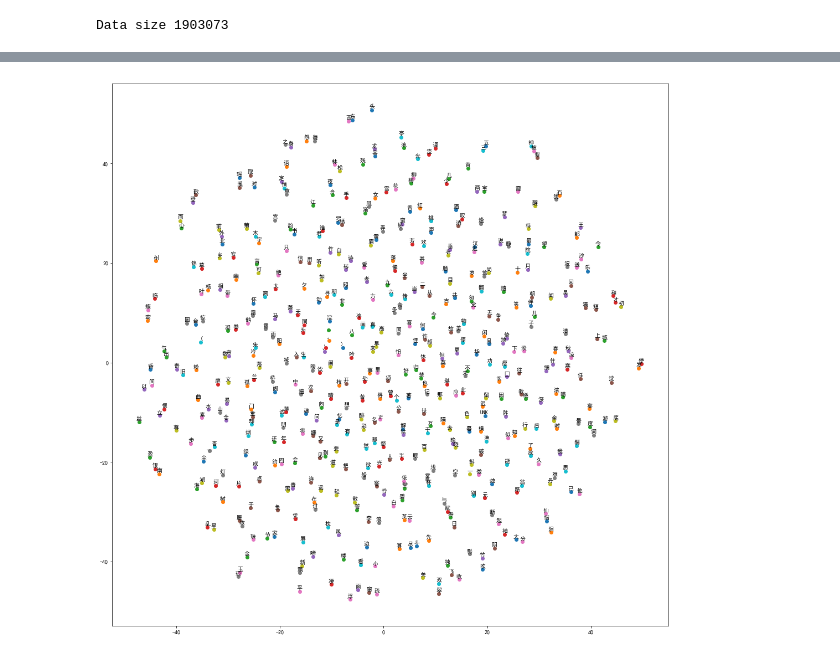
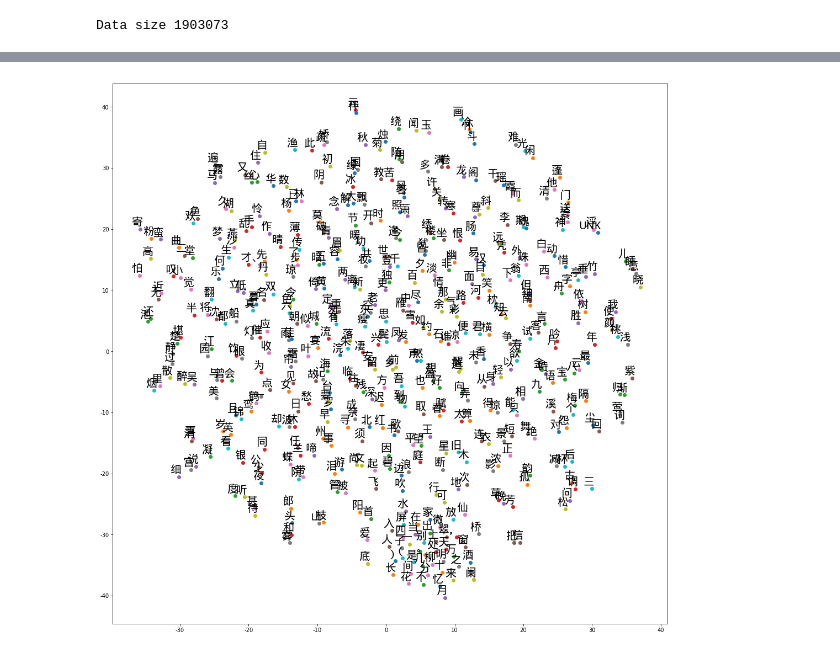
Before and after one commit to yuanpeng50/zuociji, a Jupyter notebook: word2vec-songci-checkpoint.ipynb, the cells around one changed output, grey strips where cells are left out. Cells and saved outputs as stored; diff of their text form; code cells hidden in the pictures.

```diff
--- a/word2vec-songci-checkpoint.ipynb
+++ b/word2vec-songci-checkpoint.ipynb
@@ -230,39 +313,34 @@ Nearest to 事: 葫, 里, 召, 穗, 处, 局, 矣, 恨,
+# %%
+# 可视化Word2Vec效果
+
+def plot_with_labels(low_dim_embs, labels, filename):             # low_dim_embs是降维到2维的词汇的空间向量
+    assert low_dim_embs.shape[0] >= len(labels),  'More labels than embeddings'
+    plt.figure(figsize=(18, 18))
+    for i, label in enumerate(labels):
+        x, y = low_dim_embs[i, :]
+        plt.scatter(x, y)                           # plt.scatter：显示词汇的位置
+        plt.annotate(label,
+                 xy=(x, y),
+                 xytext=(5, 2),
+                 textcoords='offset points',
+                 ha='right',
+                 va='bottom',
+                 fontproperties=myfont)           # plt.annotate：展示词汇本身
+
+    plt.savefig(filename)
 # %%
-# Step 6: Visualize the embeddings.
+try:
+    from sklearn.manifold import TSNE             # 实现降维，将原始的128维嵌入向量降到2维
+    import matplotlib.pyplot as plt
 
-
-# pylint: disable=missing-docstring
-# Function to draw visualization of distance between embeddings.
-def plot_with_labels(low_dim_embs, labels, filename):
-  assert low_dim_embs.shape[0] >= len(labels), 'More labels than embeddings'
-  plt.figure(figsize=(18, 18))  # in inches
-  for i, label in enumerate(labels):
-    x, y = low_dim_embs[i, :]
-    plt.scatter(x, y)
-    plt.annotate(label,
-                 xy=(x, y),
-                 xytext=(5, 2),
-                 textcoords='offset points',
-                 ha='right',
-                 va='bottom')
-
-  plt.savefig(filename)
-
-try:
-  # pylint: disable=g-import-not-at-top
-  from sklearn.manifold import TSNE
-  import matplotlib.pyplot as plt
-
-  tsne = TSNE(perplexity=30, n_components=2, init='pca', n_iter=5000, method='exact')
-  plot_only = 500
-  low_dim_embs = tsne.fit_transform(final_embeddings[:plot_only, :])
-  labels = [reversed_dictionary[i] for i in xrange(plot_only)]
-  plot_with_labels(low_dim_embs, labels, os.path.join(gettempdir(), 'tsne.png'))
+    tsne = TSNE(perplexity=30, n_components=2, init='pca', n_iter=5000, method='exact')
+    plot_only = 500                                                    # 展示词频最高的500个单词的可视化结果
+    low_dim_embs = tsne.fit_transform(final_embeddings[:plot_only, :])
+    labels = [reversed_dictionary[i] for i in range(plot_only)]
+    plot_with_labels(low_dim_embs, labels,  'tsne.png')
 
 except ImportError as ex:
-  print('Please install sklearn, matplotlib, and scipy to show embeddings.')
-  print(ex)
-
-np.save('embedding.npy', final_embeddings)
+    print('Please install sklearn, matplotlib, and scipy to show embeddings.')
+    print(ex)
 # %% [output]
-[figure, old version]
+[figure, new version]
```
Also changed, not shown: parts of 21 cells of this notebook.
